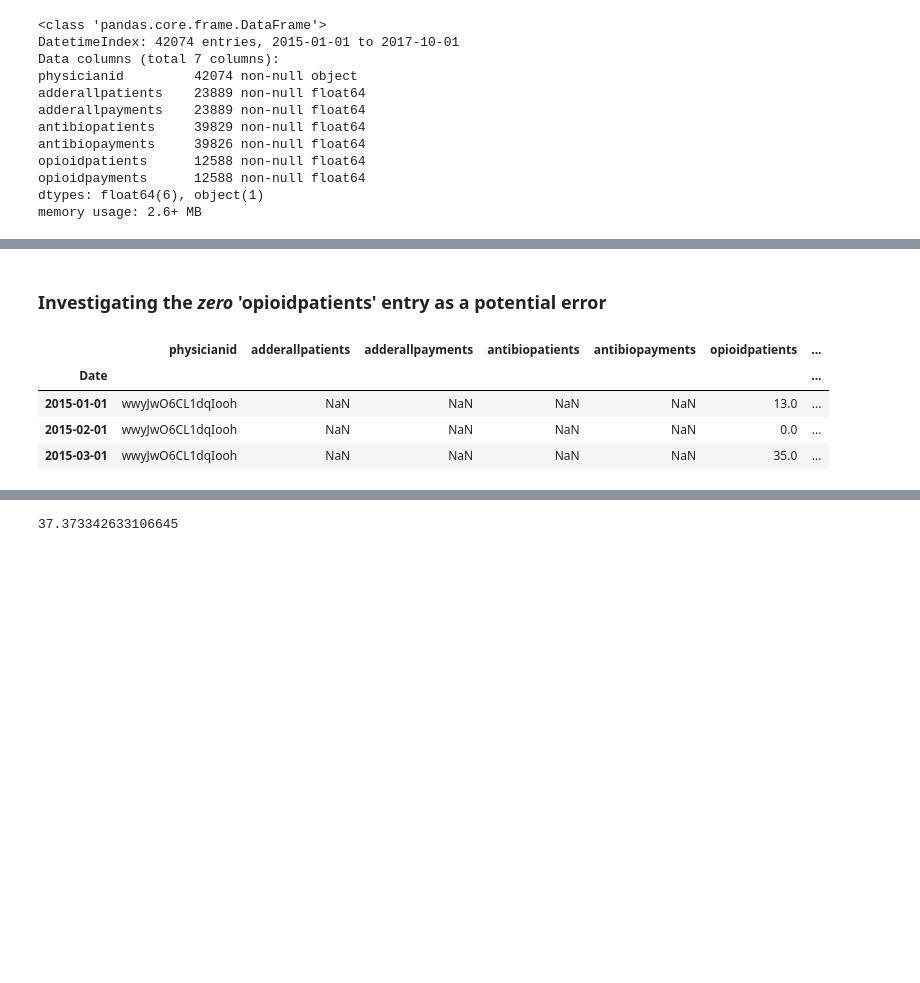
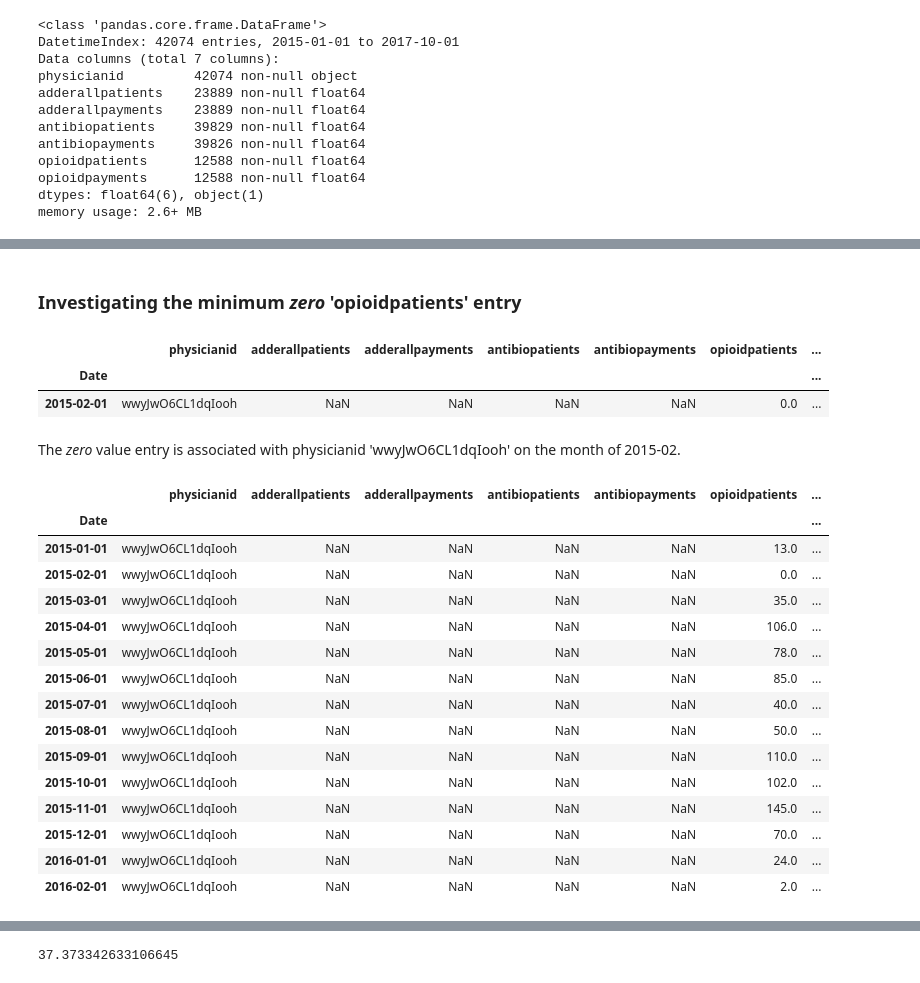
Before and after one commit to nwugocc/Capstone-Project-1, a Jupyter notebook: capstone_1_mini_project_stat_analysis.ipynb, the cells around one changed output, grey strips where cells are left out. Drawn from its saved outputs; the diff is of its cells as text; code cells hidden in the pictures; blank space fills up the shorter version.

```diff
--- a/capstone_1_mini_project_stat_analysis.ipynb
+++ b/capstone_1_mini_project_stat_analysis.ipynb
@@ -88,12 +124,30 @@ Differences in payments per patient will be further investigated later. First is
 # %% [markdown]
-### Investigating the _zero_ 'opioidpatients' entry as a potential error
+### Investigating the minimum _zero_ 'opioidpatients' entry
-# %%
-#df1[df1['opioidpatients']==0].loc[:,['physicianid', 'opioidpatients','opioidpayments']]
-df1[df1['physicianid'] == 'wwyJwO6CL1dqIooh'].head(3)
-# %% [output]
-|  | physicianid | adderallpatients | adderallpayments | antibiopatients | antibiopayments | opioidpatients | ... |
-| Date |  |  |  |  |  |  | ... |
-| 2015-01-01 | wwyJwO6CL1dqIooh | NaN | NaN | NaN | NaN | 13.0 | ... |
-| 2015-02-01 | wwyJwO6CL1dqIooh | NaN | NaN | NaN | NaN | 0.0 | ... |
-| 2015-03-01 | wwyJwO6CL1dqIooh | NaN | NaN | NaN | NaN | 35.0 | ... |
+# %%
+df2[df2.opioidpatients == 0]
+# %% [output]
+|  | physicianid | adderallpatients | adderallpayments | antibiopatients | antibiopayments | opioidpatients | ... |
+| Date |  |  |  |  |  |  | ... |
+| 2015-02-01 | wwyJwO6CL1dqIooh | NaN | NaN | NaN | NaN | 0.0 | ... |
+# %% [markdown]
+The _zero_ value entry is associated with physicianid 'wwyJwO6CL1dqIooh' on the month of 2015-02.
+# %%
+df2[df2['physicianid'] == 'wwyJwO6CL1dqIooh']
+# %% [output]
+|  | physicianid | adderallpatients | adderallpayments | antibiopatients | antibiopayments | opioidpatients | ... |
+| Date |  |  |  |  |  |  | ... |
+| 2015-01-01 | wwyJwO6CL1dqIooh | NaN | NaN | NaN | NaN | 13.0 | ... |
+| 2015-02-01 | wwyJwO6CL1dqIooh | NaN | NaN | NaN | NaN | 0.0 | ... |
+| 2015-03-01 | wwyJwO6CL1dqIooh | NaN | NaN | NaN | NaN | 35.0 | ... |
+| 2015-04-01 | wwyJwO6CL1dqIooh | NaN | NaN | NaN | NaN | 106.0 | ... |
+| 2015-05-01 | wwyJwO6CL1dqIooh | NaN | NaN | NaN | NaN | 78.0 | ... |
+| 2015-06-01 | wwyJwO6CL1dqIooh | NaN | NaN | NaN | NaN | 85.0 | ... |
+| 2015-07-01 | wwyJwO6CL1dqIooh | NaN | NaN | NaN | NaN | 40.0 | ... |
+| 2015-08-01 | wwyJwO6CL1dqIooh | NaN | NaN | NaN | NaN | 50.0 | ... |
+| 2015-09-01 | wwyJwO6CL1dqIooh | NaN | NaN | NaN | NaN | 110.0 | ... |
+| 2015-10-01 | wwyJwO6CL1dqIooh | NaN | NaN | NaN | NaN | 102.0 | ... |
+| 2015-11-01 | wwyJwO6CL1dqIooh | NaN | NaN | NaN | NaN | 145.0 | ... |
+| 2015-12-01 | wwyJwO6CL1dqIooh | NaN | NaN | NaN | NaN | 70.0 | ... |
+| 2016-01-01 | wwyJwO6CL1dqIooh | NaN | NaN | NaN | NaN | 24.0 | ... |
+| 2016-02-01 | wwyJwO6CL1dqIooh | NaN | NaN | NaN | NaN | 2.0 | ... |
 # %% [markdown]
```
Also changed, not shown: parts of 59 cells of this notebook.
